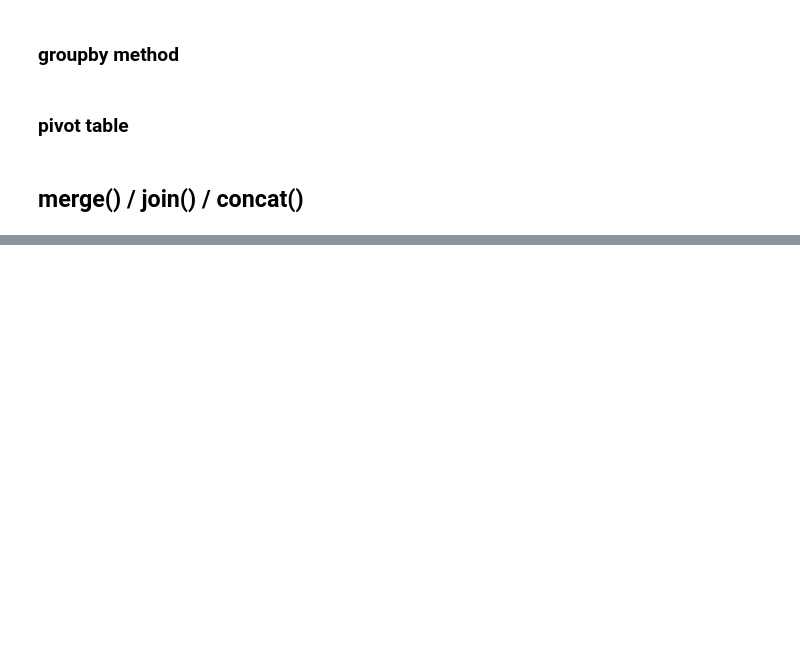
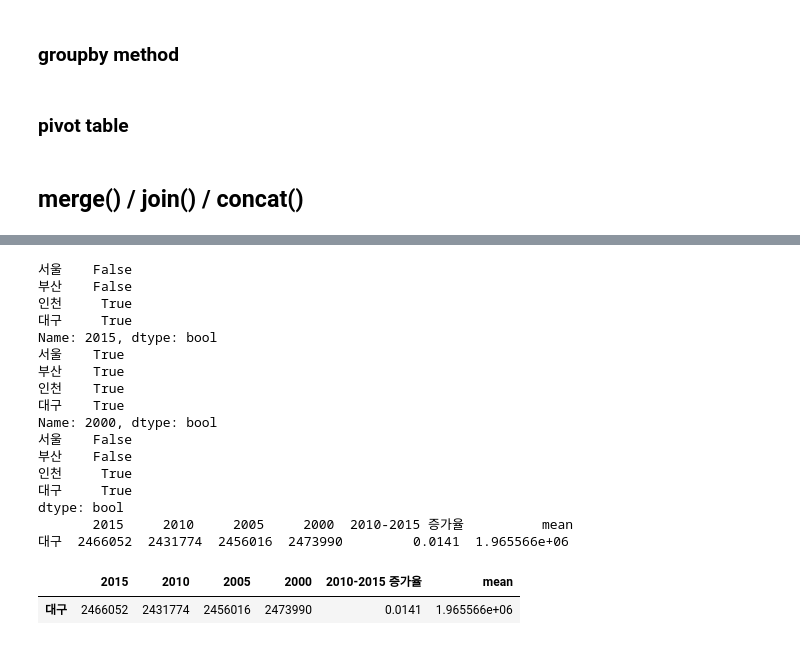
Before and after one commit to smjune/ipynb, a Jupyter notebook: dsschool/dsschool.ipynb, the cells around one changed output, grey strips where cells are left out. Cells and saved outputs as stored; diff of their text form; code cells hidden in the pictures; blank space fills up the shorter version.

```diff
--- a/dsschool.ipynb
+++ b/dsschool/dsschool.ipynb
@@ -488,0 +497,32 @@ Name: 서울, dtype: float64
+# %%
+filt = df['2015'] < 3000000
+filt2 = df['2000'] >2460000
+
+print(filt)
+print(filt2)
+print(filt&filt2)
+# df[df.loc[:,'2010'] < 2500000]
+
+print(df[0:4][df[0:4].loc[:,'2010'] < 2500000])
+
+df[filt&filt2][df[filt&filt2].loc[:,'2010'] < 2500000]
+# %% [output]
+서울    False
+부산    False
+인천     True
+대구     True
+Name: 2015, dtype: bool
+서울    True
+부산    True
+인천    True
+대구    True
+Name: 2000, dtype: bool
+서울    False
+부산    False
+인천     True
+대구     True
+dtype: bool
+       2015     2010     2005     2000  2010-2015 증가율          mean
+대구  2466052  2431774  2456016  2473990         0.0141  1.965566e+06
+|  | 2015 | 2010 | 2005 | 2000 | 2010-2015 증가율 | mean |
+| 대구 | 2466052 | 2431774 | 2456016 | 2473990 | 0.0141 | 1.965566e+06 |
```
Also changed, not shown: parts of 1 cell of this notebook, 6 other files.
